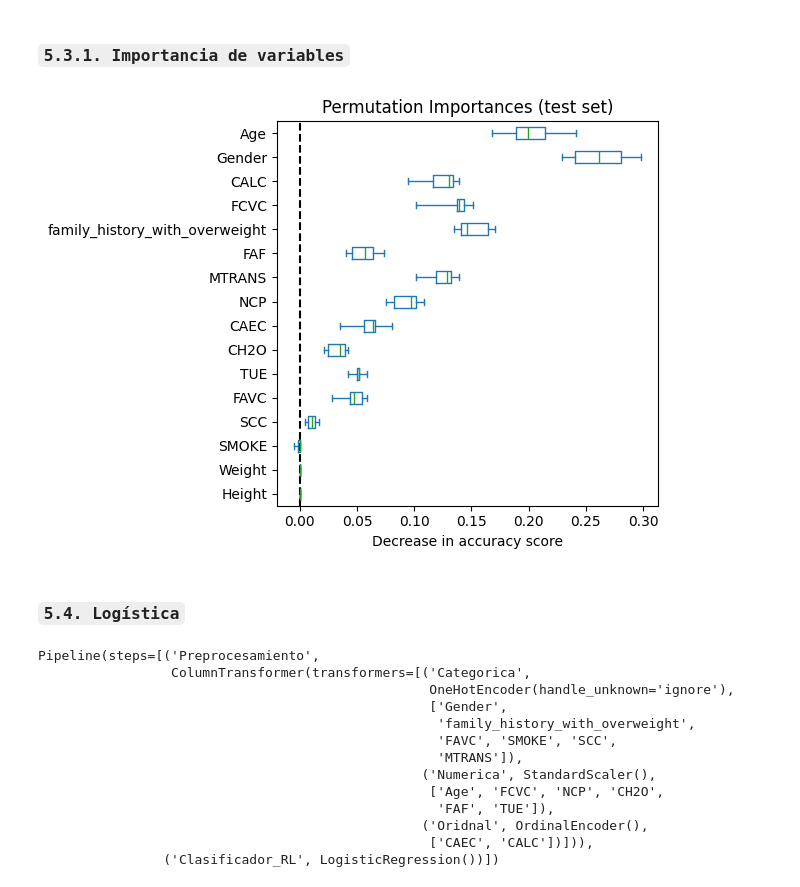
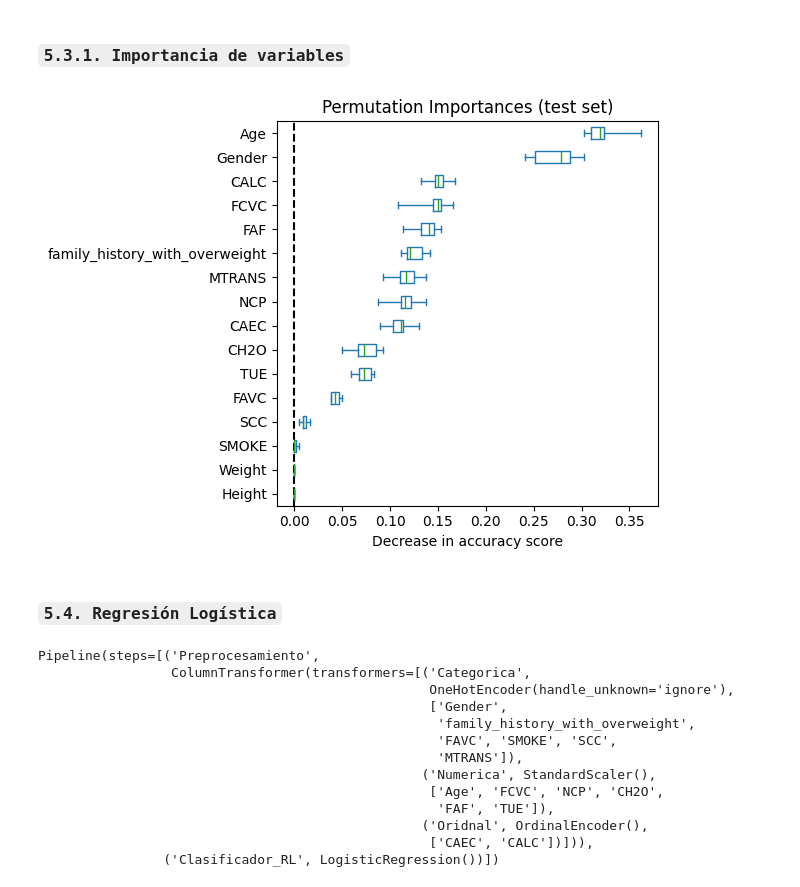
Before and after one commit to JuliethLambrano930/Proyecto_Final, a Jupyter notebook: Notebooks/aprendizaje_supervisado.ipynb, the cells around one changed output. Drawn from its saved outputs; the diff is of its cells as text; code cells hidden in the pictures.

```diff
--- a/Notebooks/aprendizaje_supervisado.ipynb
+++ b/Notebooks/aprendizaje_supervisado.ipynb
@@ -240,19 +322,15 @@ from sklearn.model_selection import GridSearchCV
 from sklearn.model_selection import RandomizedSearchCV
 
 
-parametros_grid = {
+parametros_RF = {
     'n_estimators': [100, 200, 300],
     'max_depth': [None, 10, 20, 30],
     'min_samples_split': [2, 5, 10, 15],
     'criterion':['gini', 'entropy'],
     'random_state': [17]
 }
-
-
-grid_search_RF = GridSearchCV(RandomForestClassifier(), parametros_grid, cv=5, scoring='accuracy')
-
-
-grid_search_RF.fit(Pres.transform(X_train), y_train)
+grid_search_RF = GridSearchCV(RandomForestClassifier(), parametros_RF, cv=5, scoring='accuracy')
+grid_search_RF.fit(Pres_RF.transform(X_train), y_train)
 # %% [output]
 GridSearchCV(cv=5, estimator=RandomForestClassifier(),
              param_grid={'criterion': ['gini', 'entropy'],
@@ -262,9 +340,8 @@ GridSearchCV(cv=5, estimator=RandomForestClassifier(),
                          'random_state': [17]},
              scoring='accuracy')
 # %%
-random_search_RF = RandomizedSearchCV(RandomForestClassifier(), parametros_grid, cv=5, scoring='accuracy')
-
-random_search_RF.fit(Pres.transform(X_train), y_train)
+random_search_RF = RandomizedSearchCV(RandomForestClassifier(), parametros_RF, cv=5, scoring='accuracy',random_state=17)
+random_search_RF.fit(Pres_RF.transform(X_train), y_train)
 # %% [output]
 RandomizedSearchCV(cv=5, estimator=RandomForestClassifier(),
                    param_distributions={'criterion': ['gini', 'entropy'],
@@ -344,12 +421,10 @@ np.logspace(0,-9, num=10)
 
 cv_method = RepeatedStratifiedKFold(n_splits=5, n_repeats=5, random_state=17)
 
-parametros_grid = {'var_smoothing': np.logspace(0,-9, num=100)}
+parametros_NB = {'var_smoothing': np.logspace(0,-9, num=100)}
 
-
-grid_search_NB = GridSearchCV(GaussianNB(), parametros_grid, cv=cv_method, scoring='accuracy')
-
-grid_search_NB.fit(Pres.transform(X_train), y_train)
+grid_search_NB = GridSearchCV(GaussianNB(), parametros_NB, cv=cv_method, scoring='accuracy')
+grid_search_NB.fit(Pres_NB.transform(X_train), y_train)
 # %% [output]
 GridSearchCV(cv=RepeatedStratifiedKFold(n_repeats=5, n_splits=5, random_state=17),
              estimator=GaussianNB(),
@@ -365,9 +440,8 @@ GridSearchCV(cv=RepeatedStratifiedKFold(n_repeats=5, n_splits=5, random_state=17
        1.87381742e-09, 1.51991108e-09, 1.23284674e-09, 1.00000000e-09])},
              scoring='accuracy')
 # %%
-random_search_NB = RandomizedSearchCV(GaussianNB(), parametros_grid, cv=5, scoring='accuracy')
-
-random_search_NB.fit(Pres.transform(X_train), y_train)
+random_search_NB = RandomizedSearchCV(GaussianNB(), parametros_NB, cv=5, scoring='accuracy',random_state=17)
+random_search_NB.fit(Pres_NB.transform(X_train), y_train)
 # %% [output]
 RandomizedSearchCV(cv=5, estimator=GaussianNB(),
                    param_distributions={'var_smoothing': array([1.00000000e+00, 8.11130831e-01, 6.57933225e-01, 5.33669923e-01,
@@ -493,24 +566,24 @@ Con el resultado anterior se evidenia que el mejor modelo es el grid con un accu
 ### `5.3.1. Importancia de variables`
 # %%
 
-result_DT = permutation_importance(
+Result_DT = permutation_importance(
     Modelo_DT, X_test, y_test, n_repeats=10, random_state=17, n_jobs=2
 )
 
-sorted_importances_idx = result_DT.importances_mean.argsort()
+sorted_importances_idx = Result_DT.importances_mean.argsort()
 importances = pd.DataFrame(
-    result.importances[sorted_importances_idx].T,
+    Result_DT.importances[sorted_importances_idx].T,
     columns=X_test.columns[sorted_importances_idx],
 )
 ax = importances.plot.box(vert=False, whis=10)
 ax.set_title("Permutation Importances (test set)")
 ax.axvline(x=0, color="k", linestyle="--")
 ax.set_xlabel("Decrease in accuracy score")
 ax.figure.tight_layout()
 # %% [output]
-[figure, old version]
+[figure, new version]
 # %% [markdown]
-### `5.4. Logística`
+### `5.4. Regresión Logística`
 # %%
 Logistica = LogisticRegression()
 
```
Also changed, not shown: parts of 70 cells of this notebook, 1 other file.
